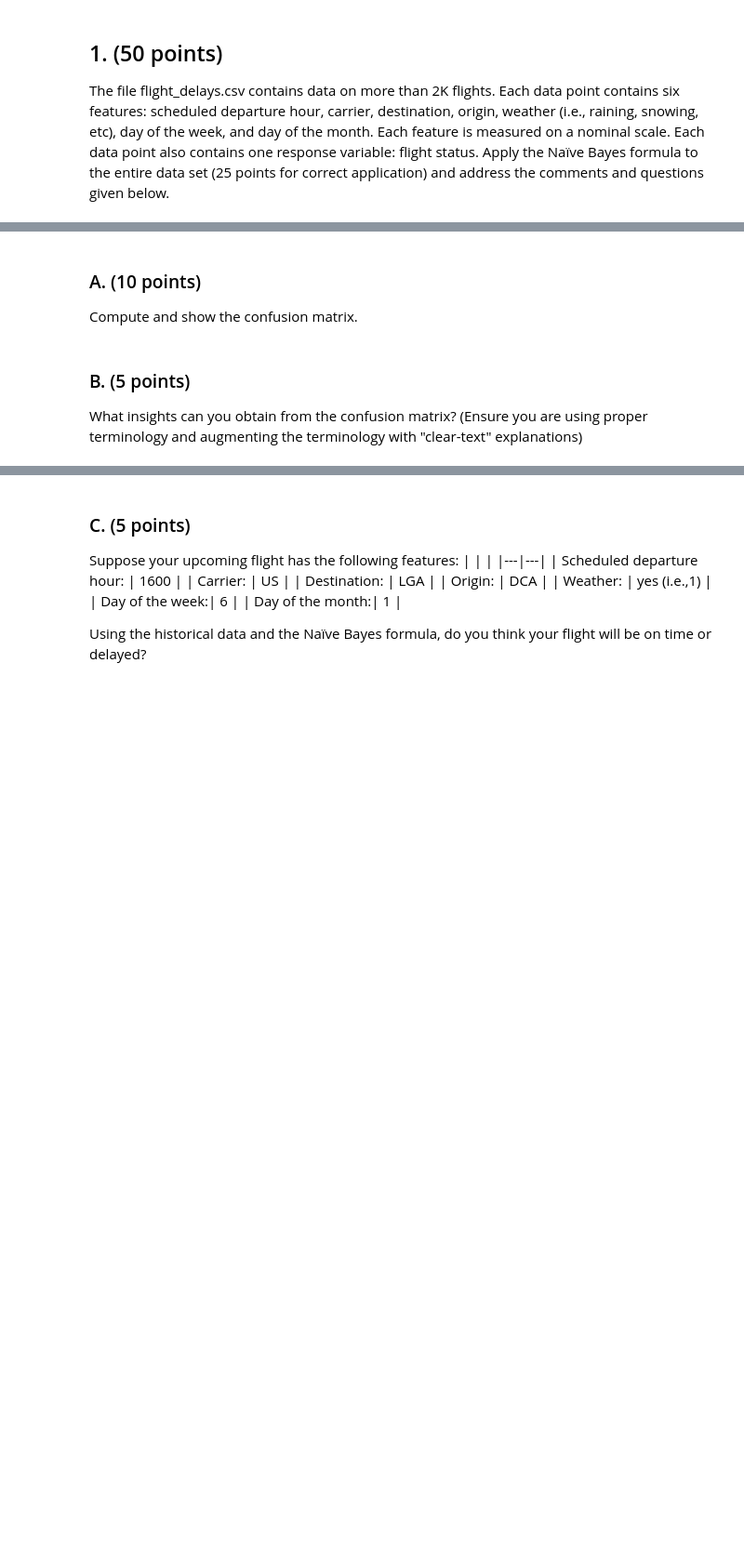
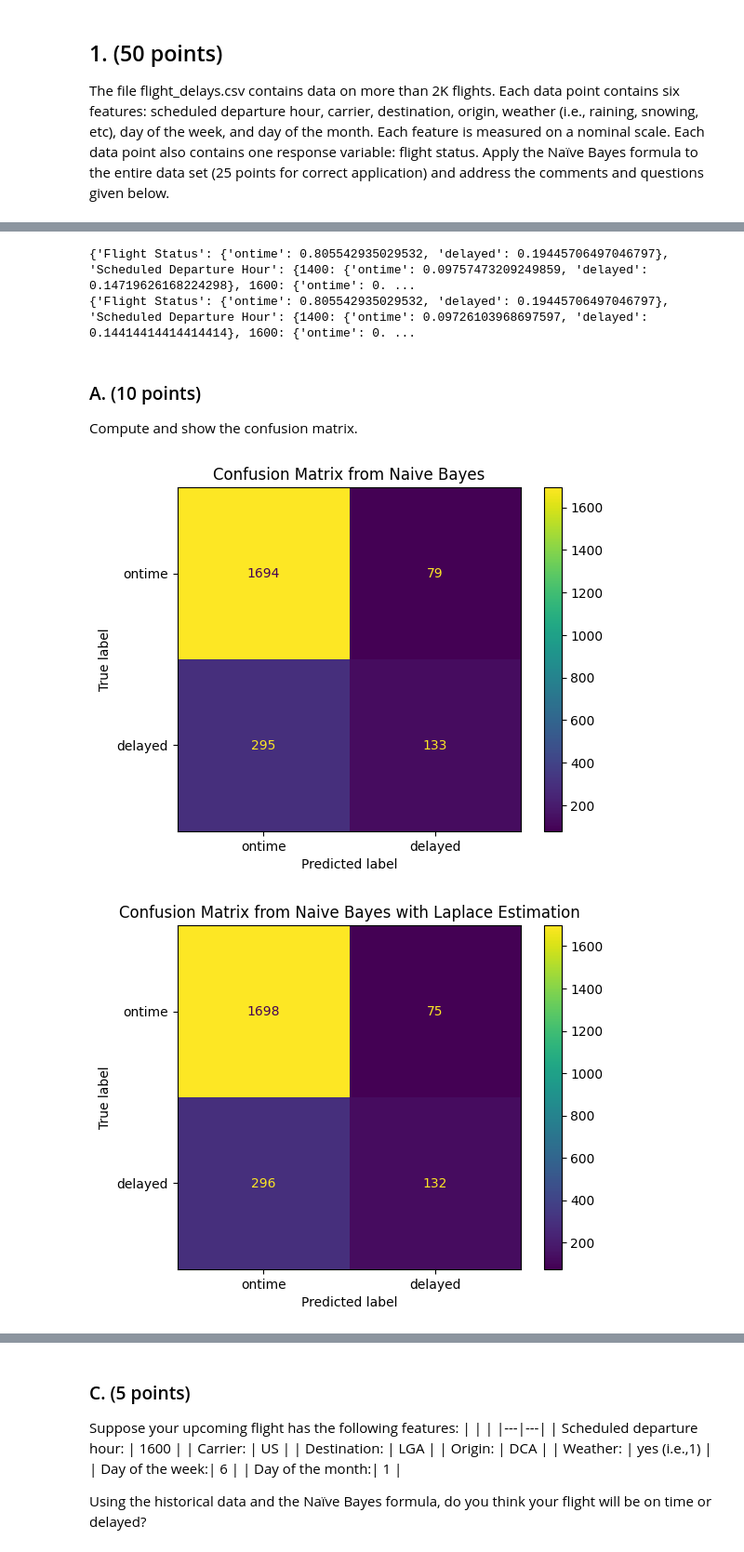
Before and after one commit to bhosley/Schoolwork, a Jupyter notebook: 2023Q2 - Machine Learning/Homework 3/HW3 - Hosley, Brandon.ipynb, the cells around one changed output, grey strips where cells are left out. Shown at 93% size. Cells and saved outputs as stored; diff of their text form; code cells hidden in the pictures; blank space fills up the shorter version.

```diff
--- a/2023Q2 - Machine Learning/Homework 3/HW3 - Hosley, Brandon.ipynb
+++ b/2023Q2 - Machine Learning/Homework 3/HW3 - Hosley, Brandon.ipynb
@@ -37,6 +15,78 @@ Name: CARRIER, Length: 2201, dtype: object
+# %%
+delays_df = pd.read_csv('flight_delays.csv', usecols=range(8))
+raw_nb = {}
+lap_nb = {}
+# L = Sample size
+L = delays_df.shape[0]
+
+raw_nb['Flight Status'] = lap_nb['Flight Status'] = {
+    'ontime': delays_df['Flight Status'].value_counts()['ontime']/L,
+    'delayed': delays_df['Flight Status'].value_counts()['delayed']/L}
+
+#   Data structure:
+# dict[column][feature][flight status]
+n = delays_df['Flight Status'].value_counts()[0]
+for col in delays_df.columns[0:-1]:
+    raw_col = {}
+    lap_col = {}
+    m = len(delays_df[col].unique())
+    for feat in delays_df[col].unique():
+        raw_col[feat] = {}
+        lap_col[feat] = {}
+        #n = delays_df[col].value_counts()[feat]
+        try:
+            n_c,n_k = delays_df[[col,'Flight Status']].value_counts()[feat]
+        except:
+            try:
+                n_c = delays_df[[col,'Flight Status']].value_counts()[feat]['ontime']
+            except:
+                n_c = 0
+            try:
+                n_k = delays_df[[col,'Flight Status']].value_counts()[feat]['delayed']
+            except:
+                n_k = 0
+        finally:
+            raw_col[feat]['ontime'] = n_c / n
+            lap_col[feat]['ontime'] = (n_c + 1)/(n+m)
+            raw_col[feat]['delayed'] = (n_k) / (L-n)
+            lap_col[feat]['delayed'] = (n_k + 1)/(L-n+m)
+    raw_nb[col] = raw_col
+    lap_nb[col] = lap_col
+
+def nb_prob(series, coeffs):
+    if series['Flight Status']:
+        series = series.drop(labels='Flight Status')
+    p,q = coeffs['Flight Status'].values()
+    for col,feat in series.items():
+        pq = coeffs[col][feat]
+        p = p* pq['ontime']
+        q = q* pq['delayed']
+    return p/(p+q)
+
+print(raw_nb)
+print(lap_nb)
+# %% [output]
+{'Flight Status': {'ontime': 0.805542935029532, 'delayed': 0.19445706497046797}, 'Scheduled Departure Hour': {1400: {'ontime': 0.09757473209249859, 'delayed': 0.14719626168224298}, 1600: {'ontime': 0. ...
+{'Flight Status': {'ontime': 0.805542935029532, 'delayed': 0.19445706497046797}, 'Scheduled Departure Hour': {1400: {'ontime': 0.09726103968697597, 'delayed': 0.14414414414414414}, 1600: {'ontime': 0. ...
 # %% [markdown]
 ### A. (10 points)
 Compute and show the confusion matrix.
-# %% [markdown]
-### B. (5 points)
-What insights can you obtain from the confusion matrix? (Ensure you are using proper terminology and augmenting the terminology with "clear-text" explanations)
+# %%
+raw_probs = list(nb_prob(row, raw_nb) for _,row in delays_df.iterrows())
+raw_preds = list('ontime' if round(a)==1 else 'delayed' for a in raw_probs)
+cm_n = confusion_matrix(delays_df['Flight Status'], raw_preds, labels=delays_df['Flight Status'].unique())
+disp_n = ConfusionMatrixDisplay(confusion_matrix=cm_n, display_labels=delays_df['Flight Status'].unique())
+disp_n.plot()
+plt.title('Confusion Matrix from Naive Bayes')
+plt.show()
+
+lap_probs = list(nb_prob(row, lap_nb) for _,row in delays_df.iterrows())
+lap_preds = list('ontime' if round(a)==1 else 'delayed' for a in lap_probs)
+cm_l = confusion_matrix(delays_df['Flight Status'], lap_preds, labels=delays_df['Flight Status'].unique())
+disp_l = ConfusionMatrixDisplay(confusion_matrix=cm_l, display_labels=delays_df['Flight Status'].unique())
+disp_l.plot()
+plt.title('Confusion Matrix from Naive Bayes with Laplace Estimation')
+plt.show()
+# %% [output]
+[figure, added]
+[figure, added]
```
Also changed, not shown: parts of 6 cells of this notebook.
